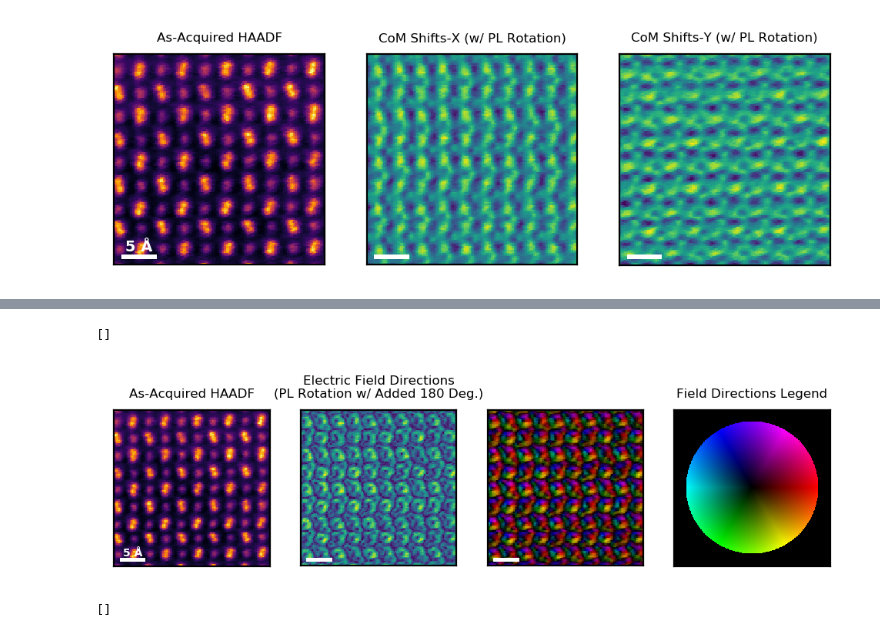
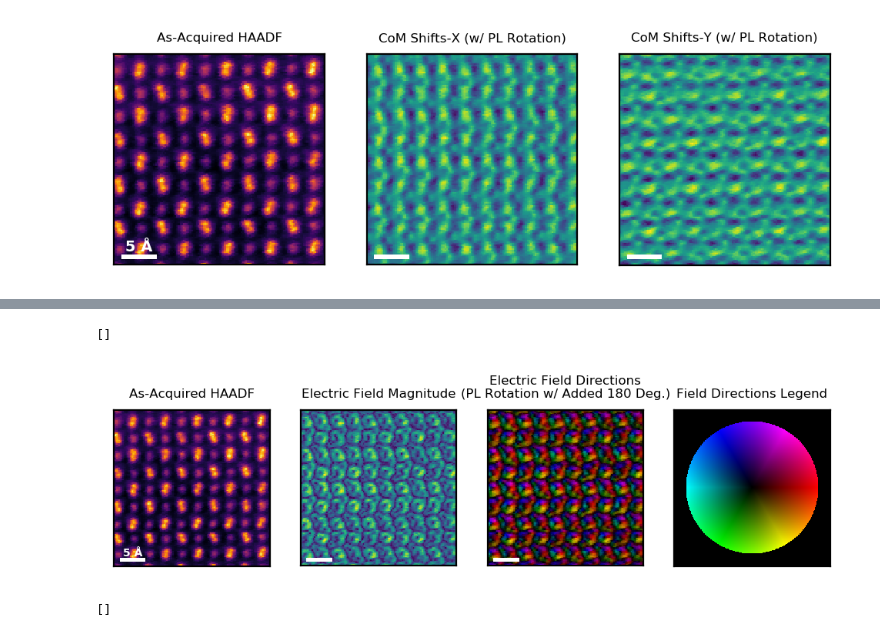
Before and after one commit to hachteja/GetDPC, a Jupyter notebook: GetDPC-DemoNotebook.ipynb, the cells around one changed output, grey strips where cells are left out. Saved outputs shown, nothing was run; the diff lists cells and outputs as text; code cells hidden in the pictures.

```diff
--- a/GetDPC-DemoNotebook.ipynb
+++ b/GetDPC-DemoNotebook.ipynb
@@ -9,9 +12,10 @@ from matplotlib.colors import hsv_to_rgb
 %matplotlib inline
 # %%
-fname='/Users/j6h/Documents/Nion/Swift/PlugIns/GetDPC/GetDPCDemoData_4D.npy'
-dat4d=np.load(fname)
-datim=np.load(fname[:-6]+'ADF.npy')
-md=json.load(open(fname[:-6]+'ADF.json','r'))
+### Load 4D Dataset
+
+dat4d=np.load('/Path/To/4D_Data.npy')
+datim=np.load('/Path/To/SimultaneousADF.npy')
+md=json.load(open('/Path/To/SimultaneousADF.json','r'))
 ### Note this is an old dataset this command doesn't work on latest version of Swift
 ### I can't use my newest datasets because we're still trying to publish the results
 FOV=md['metadata']['hardware_source']['autostem']['fov_nm']
@@ -172,0 +108,12 @@ Pass 3: Angle=24.5
+# %%
+### Calculate PL Rotation
+
+RotationCalcs=GetDPC.GetPLRotation(CoMX,CoMY,order=4,outputall=True)
+
+f,a=plt.subplots(dpi=200)
+for i in range(len(RotationCalcs)):
+    print('Pass '+str(i+1)+': Angle='+str(round(RotationCalcs[i][0]*180./np.pi,1)))
+    a.plot(RotationCalcs[i][1],RotationCalcs[i][2],lw=i+1,color='r',label='Curl')
+    a.plot(RotationCalcs[i][1],RotationCalcs[i][3],lw=i+1,color='b',label='Divergence')
+    if i==0: a.legend()
+PLRotation=RotationCalcs[-1][0]
@@ -173,14 +126,16 @@ Pass 3: Angle=24.5
 # %%
-DPCX,DPCY=GetiCoM(dat4d,RonchiCenterX,RonchiCenterY,Ronchipixcal,PLRot=PLRotation)
+### Calculate Center of Mass Shifts (With Calculated Rotation)
+
+rCoMX,rCoMY=CoMX * np.cos(PLRotation) + CoMY * np.sin(PLRotation), -CoMX * np.sin(PLRotation) + CoMY * np.cos(PLRotation)
 f,a=plt.subplots(1,3,dpi=200)
 a[0].imshow(datim,cmap=cm.inferno)
 a[0].add_patch(Rectangle((4,dat4d.shape[0]-7),0.5/imcal,3,fc='w',ec='None'))
 a[0].text(4+0.25/imcal,dat4d.shape[0]-7,'5 Å',fontweight='bold',color='w',fontsize=7,ha='center',va='bottom')
 a[0].set_title('As-Acquired HAADF',fontsize=6)
-a[1].imshow(DPCX)
+a[1].imshow(rCoMX)
 a[1].add_patch(Rectangle((4,dat4d.shape[0]-7),0.5/imcal,3,fc='w',ec='None'))
 a[1].set_title('CoM Shifts-X (w/ PL Rotation)',fontsize=6)
-a[2].imshow(DPCY)
+a[2].imshow(rCoMY)
 a[2].add_patch(Rectangle((4,dat4d.shape[0]-7),0.5/imcal,3,fc='w',ec='None'))
 a[2].set_title('CoM Shifts-Y (w/ PL Rotation)',fontsize=6)
 plt.setp(a, xticks=[],yticks=[])
@@ -234,22 +166,26 @@ plt.setp(a, xticks=[],yticks=[])
 # %%
-EIm,EDirIm,EDirLeg=GetElectricFields(DPCX,DPCY,Need180=True)
+### Calculate Electric Field Magnitude and Direction from Rotated CoM Shifts
+
+EIm,EDirIm,EDirLeg=GetDPC.GetElectricFields(rCoMX,rCoMY,rotation=np.pi)
+
 ### NOTE: Without 180 Degree Rotation, E-Field points towards the Nuclei (i.e. goes from negative to positive).
 ### Since this is not physical, we know the 180 degree rotation is required for this dataset
+
 f,a=plt.subplots(1,4,dpi=200)
 a[0].imshow(datim,cmap=cm.inferno)
 a[0].add_patch(Rectangle((4,dat4d.shape[0]-7),0.5/imcal,3,fc='w',ec='None'))
 a[0].text(4+0.25/imcal,dat4d.shape[0]-7,'5 Å',fontweight='bold',color='w',fontsize=5,ha='center',va='bottom')
 a[0].set_title('As-Acquired HAADF',fontsize=6)
 a[1].imshow(EIm)
 a[1].add_patch(Rectangle((4,dat4d.shape[0]-7),0.5/imcal,3,fc='w',ec='None'))
 a[1].set_title('Electric Field Magnitude',fontsize=6)
 a[2].imshow(EDirIm)
 a[2].add_patch(Rectangle((4,dat4d.shape[0]-7),0.5/imcal,3,fc='w',ec='None'))
-a[1].set_title('Electric Field Directions\n(PL Rotation w/ Added 180 Deg.)',fontsize=6)
+a[2].set_title('Electric Field Directions\n(PL Rotation w/ Added 180 Deg.)',fontsize=6)
 a[3].imshow(EDirLeg)
 a[3].set_title('Field Directions Legend',fontsize=6)
 plt.setp(a, xticks=[],yticks=[])
 # %% [output]
 []
-[figure, old version]
+[figure, new version]
 # %%
```
Also changed, not shown: parts of 11 cells of this notebook, 5 other files.
